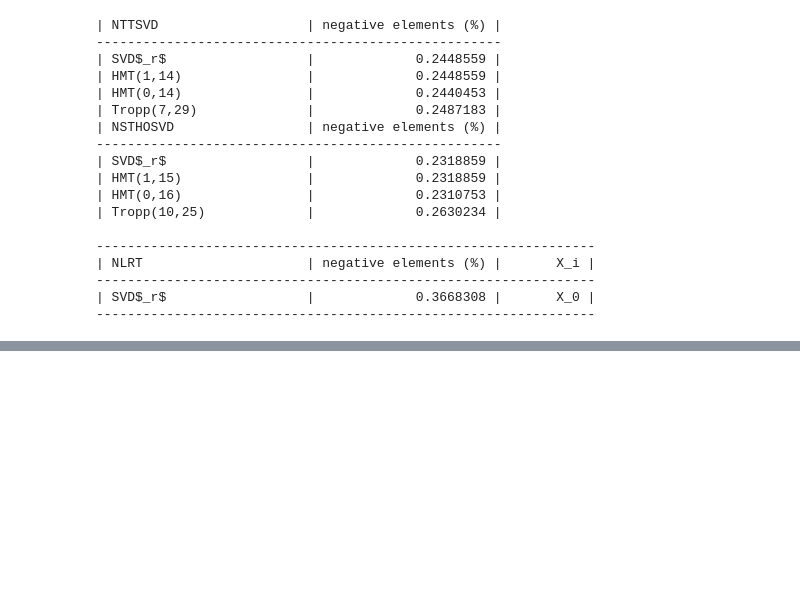
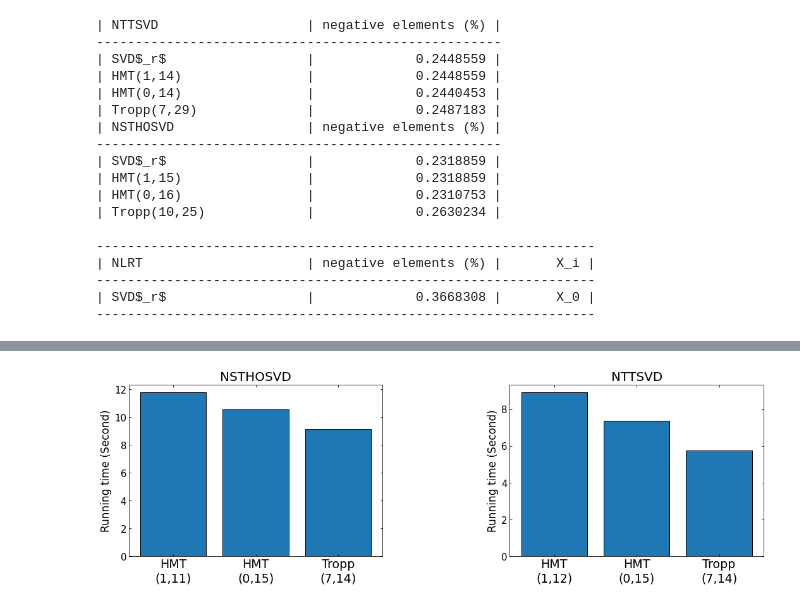
Before and after one commit to azamat11235/NLRTA, a Jupyter notebook: tensor_case.ipynb, the cells around one changed output, grey strips where cells are left out. Cells and saved outputs as stored; diff of their text form; code cells hidden in the pictures; blank space fills up the shorter version.

```diff
--- a/tensor_case.ipynb
+++ b/tensor_case.ipynb
@@ -271,0 +381,11 @@ ex.printNegativePart()
+# %%
+fig, ax = ex.plotRuntimes(figsize=(18, 5),
+                          titlesize=20,
+                          ylabelsize=17,
+                          xticksize=19,
+                          yticksize=15,
+                          wspace=0.5,
+                          paramsNewLine=True,
+                          exclude=[0])
+# %% [output]
+[figure, added]
```
Also changed, not shown: parts of 21 cells of this notebook, 1 other file.
